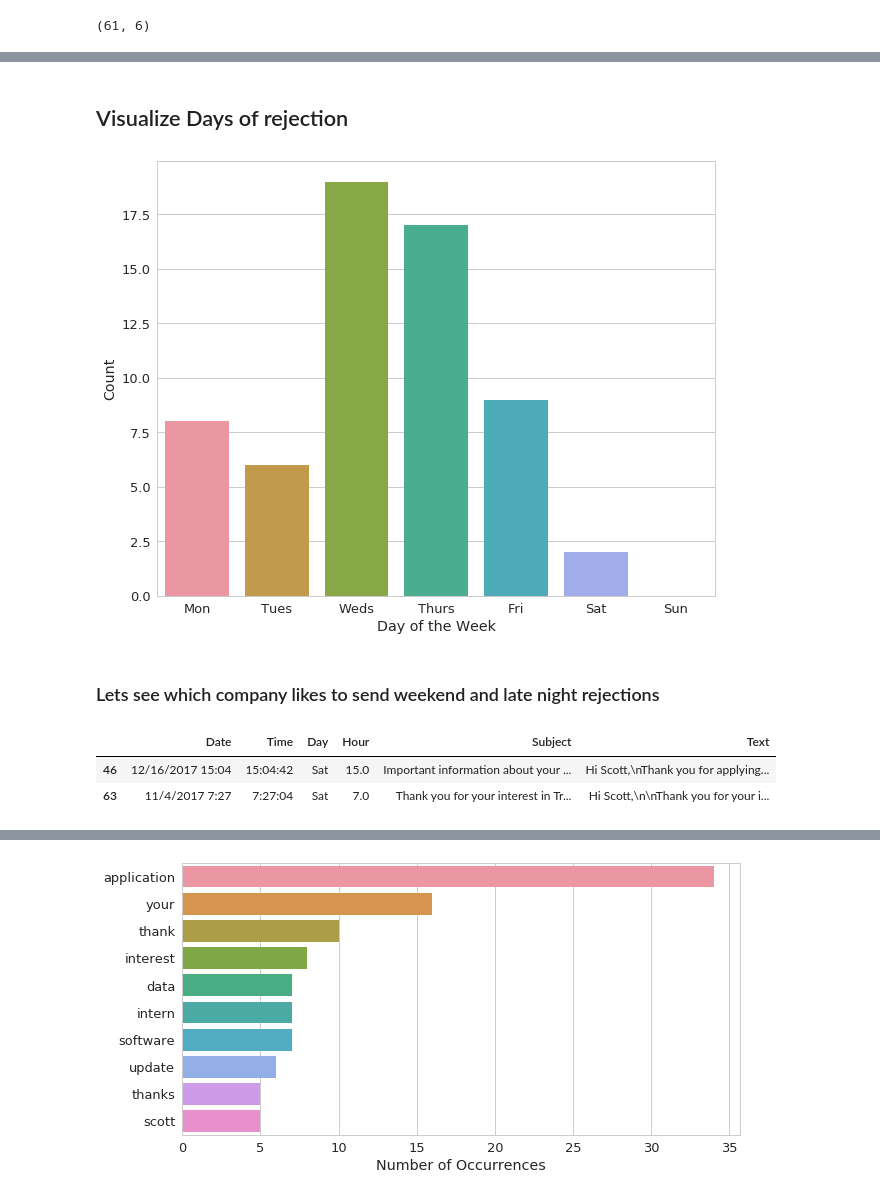
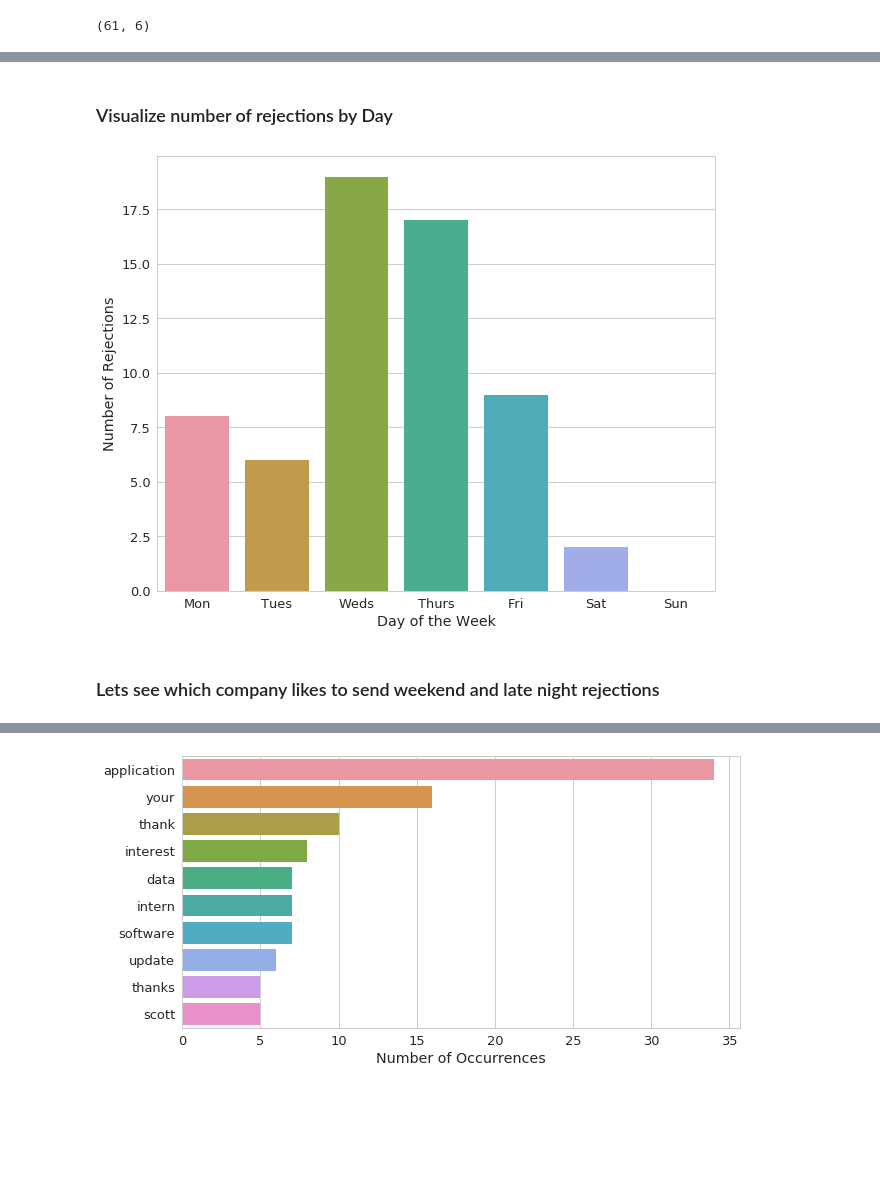
Before and after one commit to HvyD/Rejection-Letter-Analysis, a Jupyter notebook: Job Rejection Letter Analysis.ipynb, the cells around one changed output, grey strips where cells are left out. Drawn from its saved outputs; the diff is of its cells as text; code cells hidden in the pictures; blank space fills up the shorter version.

```diff
--- a/Job Rejection Letter Analysis.ipynb
+++ b/Job Rejection Letter Analysis.ipynb
@@ -89,18 +86,12 @@ df.describe()
 # %% [markdown]
-## Visualize Days of rejection
+### Visualize number of rejections by Day
 # %%
 plt.figure(figsize=(10,8))
 sns.countplot(df['Day'], order=['Mon', 'Tues', 'Weds', 'Thurs', 'Fri', 'Sat', 'Sun']);
 plt.xlabel('Day of the Week')
-plt.ylabel('Count');
+plt.ylabel('Number of Rejections')
+plt.show()
 # %% [output]
-[figure, old version]
+[figure, new version]
 # %% [markdown]
 ### Lets see which company likes to send weekend and late night rejections
-# %%
-sat = df.loc[df['Day'] == 'Sat']
-sat
-# %% [output]
-|  | Date | Time | Day | Hour | Subject | Text |
-| 46 | 12/16/2017 15:04 | 15:04:42 | Sat | 15.0 | Important information about your ... | Hi Scott,\nThank you for applying... |
-| 63 | 11/4/2017 7:27 | 7:27:04 | Sat | 7.0 | Thank you for your interest in Tr... | Hi Scott,\n\nThank you for your i... |
```
Also changed, not shown: parts of 28 cells of this notebook.
